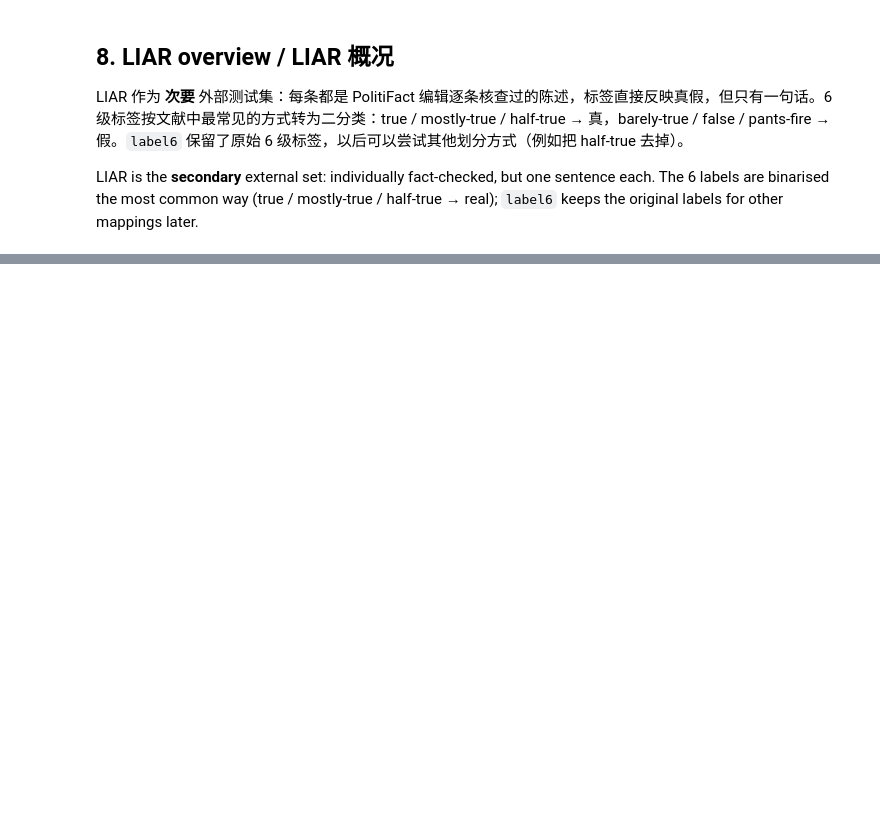
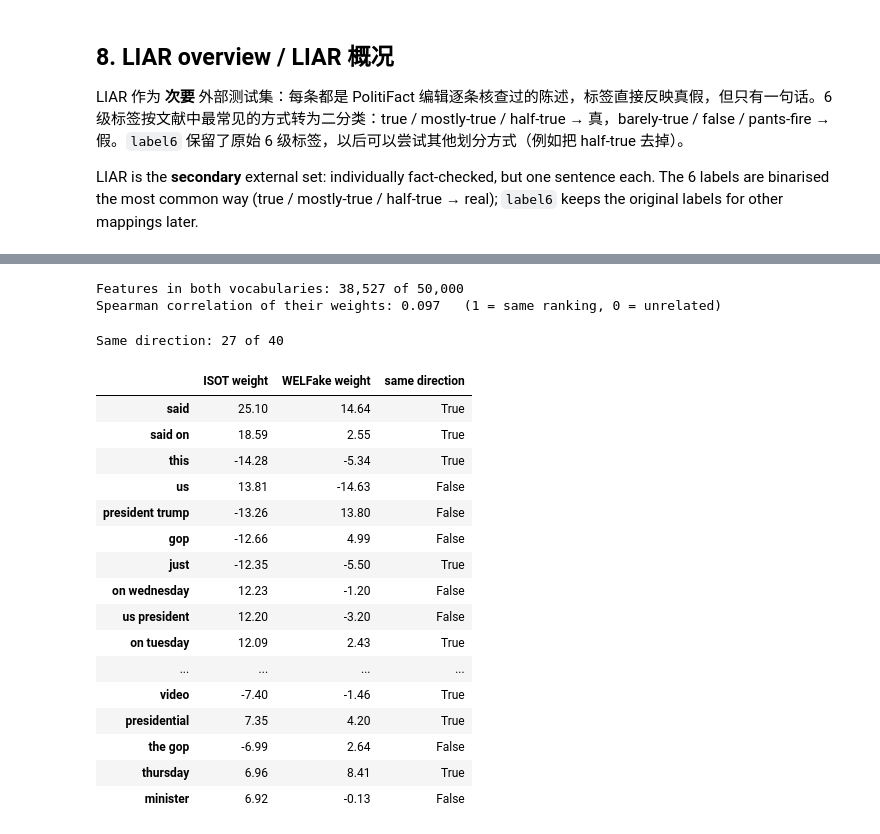
Before and after one commit to shuhan312/fake-news-detection-lstm-to-llm, a Jupyter notebook: notebooks/05_cross_dataset.ipynb, the cells around one changed output, grey strips where cells are left out. Saved outputs shown, nothing was run; the diff lists cells and outputs as text; code cells hidden in the pictures; blank space fills up the shorter version.

```diff
--- a/notebooks/05_cross_dataset.ipynb
+++ b/notebooks/05_cross_dataset.ipynb
@@ -249,0 +309,6 @@ Median length (words):  LIAR 17 | WELFake-external 614 | ISOT 368
+# %%
+C_isot, table_isot = B.select_C(isot_train, isot_val)
+C_wel, table_wel = B.select_C(wel_train, wel_val)
+print(f'E1 (ISOT val)    -> C = {C_isot}')
+print(f'E2 (WELFake val) -> C = {C_wel}')
+pd.concat({'E1: ISOT val': table_isot, 'E2: WELFake val': table_wel}, axis=1)
@@ -249,0 +333,14 @@ Median length (words):  LIAR 17 | WELFake-external 614 | ISOT 368
+# %%
+vec_isot, clf_isot = B.fit_tfidf_lr(isot_train, C_isot)
+vec_wel, clf_wel = B.fit_tfidf_lr(wel_train, C_wel)
+
+prob_e1 = B.predict_proba_real(vec_isot, clf_isot, wel_test)      # E1: ISOT 模型 → WELFake test
+prob_e2 = B.predict_proba_real(vec_wel, clf_wel, wel_test)        # E2: WELFake 模型 → WELFake test
+prob_isot_val = B.predict_proba_real(vec_isot, clf_isot, isot_val)
+
+results = pd.DataFrame({
+    'ISOT model → ISOT val (in-domain, for reference)': B.evaluate(isot_val['label'], prob_isot_val),
+    'E1: ISOT model → WELFake test': B.evaluate(wel_test['label'], prob_e1),
+    'E2: WELFake model → WELFake test': B.evaluate(wel_test['label'], prob_e2),
+}).T
+results
@@ -249,0 +419,38 @@ Median length (words):  LIAR 17 | WELFake-external 614 | ISOT 368
+# %%
+coef_isot = B.coefficient_table(vec_isot, clf_isot)
+coef_wel = B.coefficient_table(vec_wel, clf_wel)
+shared = coef_isot.index.intersection(coef_wel.index)
+rank_corr = coef_isot[shared].corr(coef_wel[shared], method='spearman')
+print(f'Features in both vocabularies: {len(shared):,} of 50,000')
+print(f'Spearman correlation of their weights: {rank_corr:.3f}   (1 = same ranking, 0 = unrelated)')
+# %% [output]
+Features in both vocabularies: 38,527 of 50,000
+Spearman correlation of their weights: 0.097   (1 = same ranking, 0 = unrelated)
+# %%
+# ISOT 模型最重要的 40 个特征，在 WELFake 模型里的权重和方向
+# The ISOT model's 40 strongest features, and their weight / direction in the WELFake model
+top = coef_isot.abs().sort_values(ascending=False).index[:40]
+comparison = pd.DataFrame({'ISOT weight': coef_isot[top].round(2),
+                           'WELFake weight': coef_wel.reindex(top).round(2)})
+comparison['same direction'] = np.sign(comparison['ISOT weight']) == np.sign(comparison['WELFake weight'])
+print('Same direction:', int(comparison['same direction'].sum()), 'of', len(comparison))
+comparison
+# %% [output]
+Same direction: 27 of 40
+|  | ISOT weight | WELFake weight | same direction |
+| said | 25.10 | 14.64 | True |
+| said on | 18.59 | 2.55 | True |
+| this | -14.28 | -5.34 | True |
+| us | 13.81 | -14.63 | False |
+| president trump | -13.26 | 13.80 | False |
+| gop | -12.66 | 4.99 | False |
+| just | -12.35 | -5.50 | True |
+| on wednesday | 12.23 | -1.20 | False |
+| us president | 12.20 | -3.20 | False |
+| on tuesday | 12.09 | 2.43 | True |
+| ... | ... | ... | ... |
+| video | -7.40 | -1.46 | True |
+| presidential | 7.35 | 4.20 | True |
+| the gop | -6.99 | 2.64 | False |
+| thursday | 6.96 | 8.41 | True |
+| minister | 6.92 | -0.13 | False |
```
Also changed, not shown: parts of 36 cells of this notebook, 6 other files.
